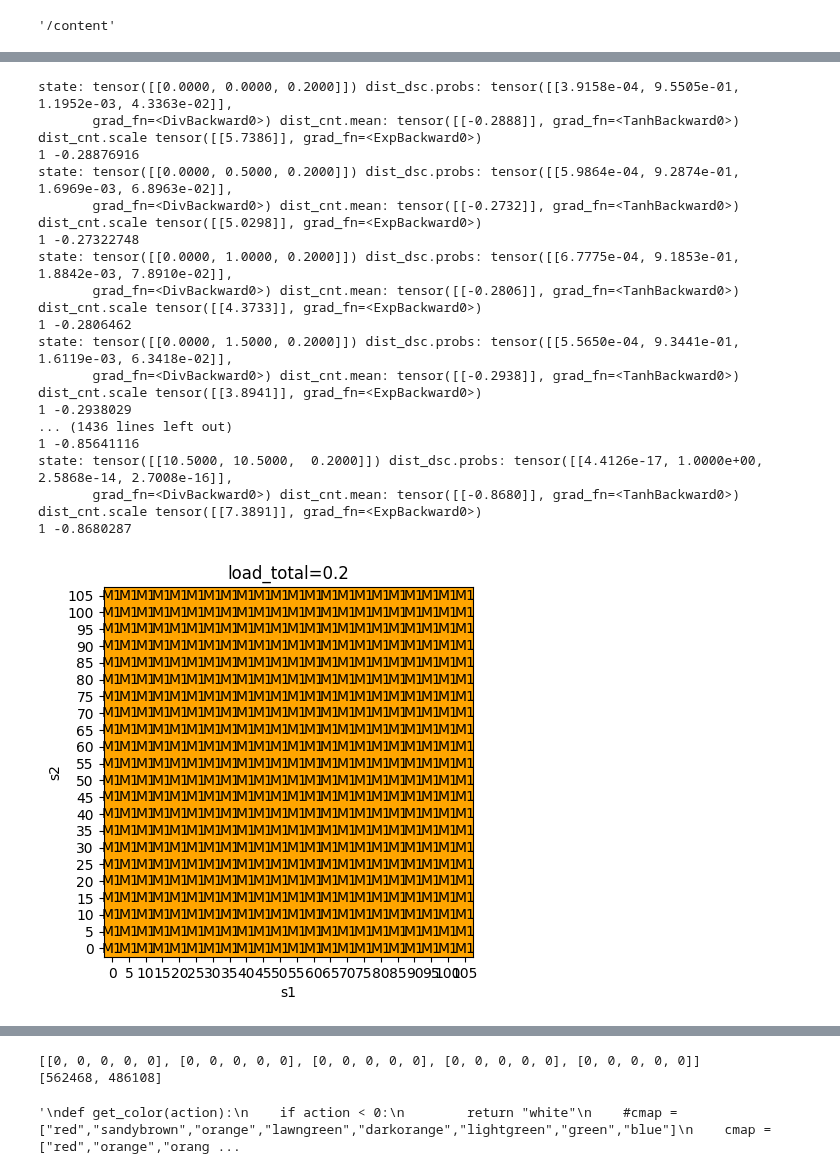
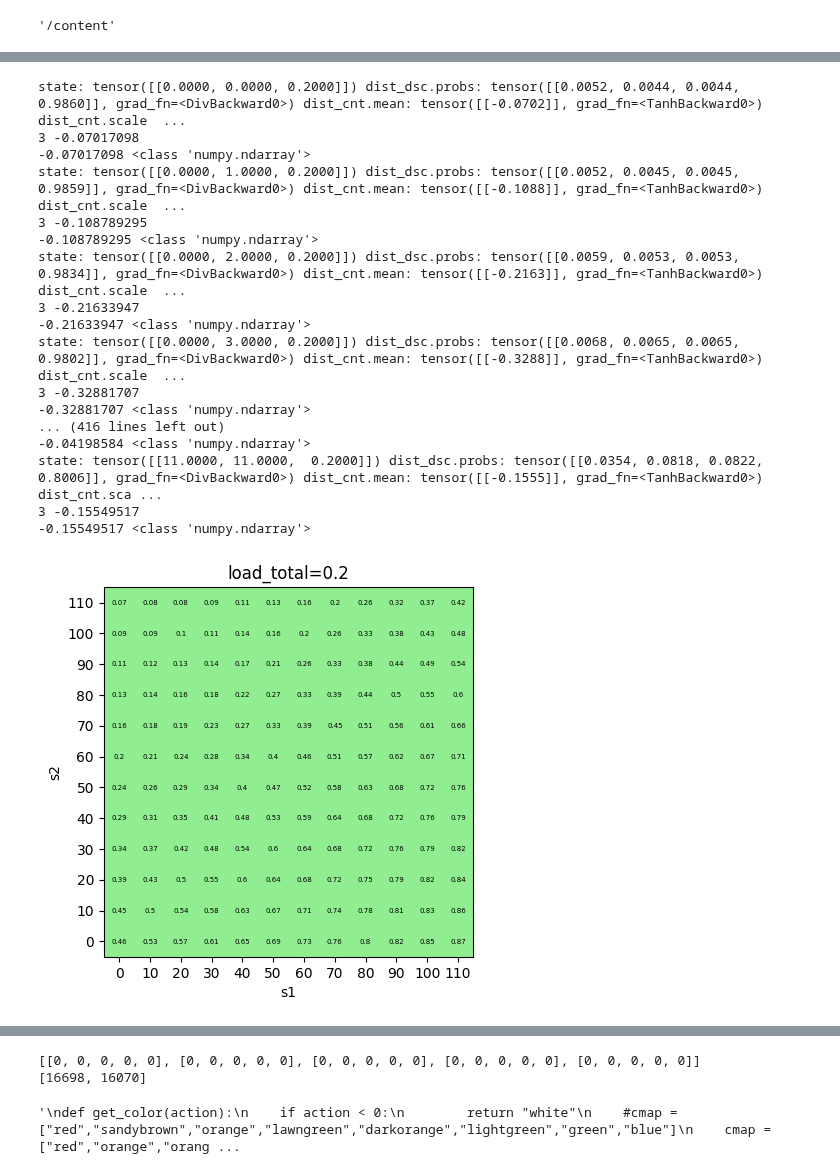
Before and after one commit to AbeTetsuyaR/AbePPO, a Jupyter notebook: AbePPO0904_without_ohe.ipynb, the cells around one changed output, grey strips where cells are left out. Cells and saved outputs as stored; diff of their text form; code cells hidden in the pictures.

```diff
--- a/AbePPO0904_without_ohe.ipynb
+++ b/AbePPO0904_without_ohe.ipynb
@@ -275,16 +275,17 @@ class PPOMemory:
 
     def generate_advantage(self):
         advantage = []
-        gae = 0
-        gamma = math.exp(-self.beta)
-        lambd = 0.0
+        adv = 0
+        #gamma = math.exp(-self.beta)
+        #lambd = 0.0
+        beta=0.99
         for t in reversed(range(len(self.rewards))):
             if t == len(self.rewards) - 1:
-                delta = self.rewards[t] - self.vals[t]
+                adv = self.rewards[t] - self.vals[t]
             else:
-                delta = self.rewards[t] + gamma * self.vals[t+1] - self.vals[t]
-            gae = delta + lambd * gamma * gae  # Assuming lambda = 1 for simplicity, otherwise use gamma * lambda * gae
-            advantage.insert(0, gae)
+                adv = self.rewards[t] + beta * self.vals[t+1] - self.vals[t]
+            #gae = delta + lambd * gamma * gae  # Assuming lambda = 1 for simplicity, otherwise use gamma * lambda * gae
+            advantage.insert(0, adv)
         self.advantage = np.array(advantage, dtype=np.float32)
 
 
@@ -329,6 +330,20 @@ class PPOMemory:
 
 """
     def generate_advantage(self):
+        advantage = []
+        gae = 0
+        gamma = math.exp(-self.beta)
+        lambd = 0.0
+        for t in reversed(range(len(self.rewards))):
+            if t == len(self.rewards) - 1:
+                delta = self.rewards[t] - self.vals[t]
+            else:
+                delta = self.rewards[t] + gamma * self.vals[t+1] - self.vals[t]
+            gae = delta + lambd * gamma * gae  # Assuming lambda = 1 for simplicity, otherwise use gamma * lambda * gae
+            advantage.insert(0, gae)
+        self.advantage = np.array(advantage, dtype=np.float32)
+
+    def generate_advantage(self):
 
         advantage = []
         gae = 0
@@ -620,7 +635,11 @@ class Agent:
     def choose_action(self,observation):
         state = torch.tensor(np.array([observation]),dtype=torch.float).to(self.actor.device)
         dist_dsc, dist_cnt = self.actor(state)
-        value = self.critic(state)
+
+        state_rev = state.clone()
+        state_rev[:, [0, 1]] = state_rev[:, [1, 0]]
+        value = (self.critic(state)+self.critic(state_rev))/2#0907
+
         act_dsc = dist_dsc.sample()
         act_cnt = dist_cnt.sample()
 
@@ -705,7 +724,8 @@ class Agent:
                 acts_cnt = torch.tensor(act_cnt_arr[batch]).to(self.actor.device)
 
                 dist_dsc, dist_cnt = self.actor(states)
-                critic_value = self.critic(states)
+
+                critic_value = self.critic(states)#0907
                 critic_value = torch.squeeze(critic_value)
 
                 log_new_probs_dsc = dist_dsc.log_prob(acts_dsc) #pi_new
@@ -821,5 +841,5 @@ state: tensor([[0., 0., 1.]]) dist_dsc.probs: tensor([[0.0040, 0.0030, 0.0030, 0
 # %%
-num_episode =128#8*16*4で90分
+num_episode =4#8*16*4で90分
 threshold = 0 #cnt学習を開始するエピソード
 best_reward = -np.inf
 episode_reward_history = []
@@ -1037,7 +1057,7 @@ def plot_state_value(ax, center_x, center_y, val):
 
 def optimal_policy(load_total):
     fig, ax = plt.subplots()
-    x = 20
+    x = 10
     for s1 in range(x+2):
         for s2 in range(x+2):
             a =env.L/(x)
@@ -1115,48 +1135,48 @@ state_value(load_total=1)
 #optimal_policy(s1=4,m1=0,m2=0,m3=0,b=0,d=0,t=1)
 #optimal_policy(s1=0,m1=1,m2=1,m3=0,b=1,d=0,t=1)
 #optimal_policy(s1=0,m1=0,m2=0,m3=0,b=1,d=0,t=0.5)
 #optimal_policy(s1=0,m1=0,m2=0,m3=0,b=-1,d=0,t=1)
 #optimal_policy(s1=1,m1=0,m2=0,m3=0,b=-1,d=0,t=1)
 #optimal_policy(s1=2,m1=0,m2=0,m3=0,b=-1,d=0,t=1)
 #optimal_policy(s1=3,m1=0,m2=0,m3=0,b=-1,d=0,t=1)
 #optimal_policy(s1=4,m1=0,m2=0,m3=0,b=-1,d=-1,t=0.3)
 #optimal_policy(s1=0,m1=0,m2=0,m3=0,b=-1,d=-1,t=0.3)
 #optimal_policy(s1=1,m1=0,m2=0,m3=0,b=-1,d=-1,t=0.3)
 #optimal_policy(s1=2,m1=0,m2=0,m3=0,b=-1,d=-1,t=0.3)
 #optimal_policy(s1=3,m1=0,m2=0,m3=0,b=-1,d=-1,t=0.3)
 #optimal_policy(s1=4,m1=0,m2=0,m3=0,b=-1,d=-1,t=0.3)
 s1 = 4
 s2 = 4
 s3 = 4
 m1 = 0
 m2 = 0
 m3 = 0
 inventory = 0
 #demand = 0
 remain_interval = 1
 #level_ohe, mstatus_ohe = one_hot_encoding(levels=[s1,s2,s3],maintenance_status=[m1,m2,m3])
 #state = level_ohe + mstatus_ohe + list([inventory,demand,remain_interval])
 #act_dsc, act_cnt, log_prob, val = agent.choose_action_max_prob(state)
 #act_dsc = act_dsc.item()
 #act_dsc
 print(env.Visit)
 print(env.cntCount)
 # %% [output]
-state: tensor([[0.0000, 0.0000, 0.2000]]) dist_dsc.probs: tensor([[3.9158e-04, 9.5505e-01, 1.1952e-03, 4.3363e-02]],
-       grad_fn=<DivBackward0>) dist_cnt.mean: tensor([[-0.2888]], grad_fn=<TanhBackward0>) dist_cnt.scale tensor([[5.7386]], grad_fn=<ExpBackward0>)
-1 -0.28876916
-state: tensor([[0.0000, 0.5000, 0.2000]]) dist_dsc.probs: tensor([[5.9864e-04, 9.2874e-01, 1.6969e-03, 6.8963e-02]],
-       grad_fn=<DivBackward0>) dist_cnt.mean: tensor([[-0.2732]], grad_fn=<TanhBackward0>) dist_cnt.scale tensor([[5.0298]], grad_fn=<ExpBackward0>)
-1 -0.27322748
-state: tensor([[0.0000, 1.0000, 0.2000]]) dist_dsc.probs: tensor([[6.7775e-04, 9.1853e-01, 1.8842e-03, 7.8910e-02]],
-       grad_fn=<DivBackward0>) dist_cnt.mean: tensor([[-0.2806]], grad_fn=<TanhBackward0>) dist_cnt.scale tensor([[4.3733]], grad_fn=<ExpBackward0>)
-1 -0.2806462
-state: tensor([[0.0000, 1.5000, 0.2000]]) dist_dsc.probs: tensor([[5.5650e-04, 9.3441e-01, 1.6119e-03, 6.3418e-02]],
-       grad_fn=<DivBackward0>) dist_cnt.mean: tensor([[-0.2938]], grad_fn=<TanhBackward0>) dist_cnt.scale tensor([[3.8941]], grad_fn=<ExpBackward0>)
-1 -0.2938029
-... (1436 lines left out)
-1 -0.85641116
-state: tensor([[10.5000, 10.5000,  0.2000]]) dist_dsc.probs: tensor([[4.4126e-17, 1.0000e+00, 2.5868e-14, 2.7008e-16]],
-       grad_fn=<DivBackward0>) dist_cnt.mean: tensor([[-0.8680]], grad_fn=<TanhBackward0>) dist_cnt.scale tensor([[7.3891]], grad_fn=<ExpBackward0>)
-1 -0.8680287
+state: tensor([[0.0000, 0.0000, 0.2000]]) dist_dsc.probs: tensor([[0.0052, 0.0044, 0.0044, 0.9860]], grad_fn=<DivBackward0>) dist_cnt.mean: tensor([[-0.0702]], grad_fn=<TanhBackward0>) dist_cnt.scale  ...
+3 -0.07017098
+-0.07017098 <class 'numpy.ndarray'>
+state: tensor([[0.0000, 1.0000, 0.2000]]) dist_dsc.probs: tensor([[0.0052, 0.0045, 0.0045, 0.9859]], grad_fn=<DivBackward0>) dist_cnt.mean: tensor([[-0.1088]], grad_fn=<TanhBackward0>) dist_cnt.scale  ...
+3 -0.108789295
+-0.108789295 <class 'numpy.ndarray'>
+state: tensor([[0.0000, 2.0000, 0.2000]]) dist_dsc.probs: tensor([[0.0059, 0.0053, 0.0053, 0.9834]], grad_fn=<DivBackward0>) dist_cnt.mean: tensor([[-0.2163]], grad_fn=<TanhBackward0>) dist_cnt.scale  ...
+3 -0.21633947
+-0.21633947 <class 'numpy.ndarray'>
+state: tensor([[0.0000, 3.0000, 0.2000]]) dist_dsc.probs: tensor([[0.0068, 0.0065, 0.0065, 0.9802]], grad_fn=<DivBackward0>) dist_cnt.mean: tensor([[-0.3288]], grad_fn=<TanhBackward0>) dist_cnt.scale  ...
+3 -0.32881707
+-0.32881707 <class 'numpy.ndarray'>
+... (416 lines left out)
+-0.04198584 <class 'numpy.ndarray'>
+state: tensor([[11.0000, 11.0000,  0.2000]]) dist_dsc.probs: tensor([[0.0354, 0.0818, 0.0822, 0.8006]], grad_fn=<DivBackward0>) dist_cnt.mean: tensor([[-0.1555]], grad_fn=<TanhBackward0>) dist_cnt.sca ...
+3 -0.15549517
+-0.15549517 <class 'numpy.ndarray'>
-[figure, old version]
+[figure, new version]
@@ -1217,5 +1237,5 @@ state: tensor([[110., 110.,   1.]]) dist_dsc.probs: tensor([[0., 1., 0., 0.]], g
 [[0, 0, 0, 0, 0], [0, 0, 0, 0, 0], [0, 0, 0, 0, 0], [0, 0, 0, 0, 0], [0, 0, 0, 0, 0]]
-[562468, 486108]
+[16698, 16070]
 # %%
 """
 def get_color(action):
```
Also changed, not shown: parts of 5 cells of this notebook.
